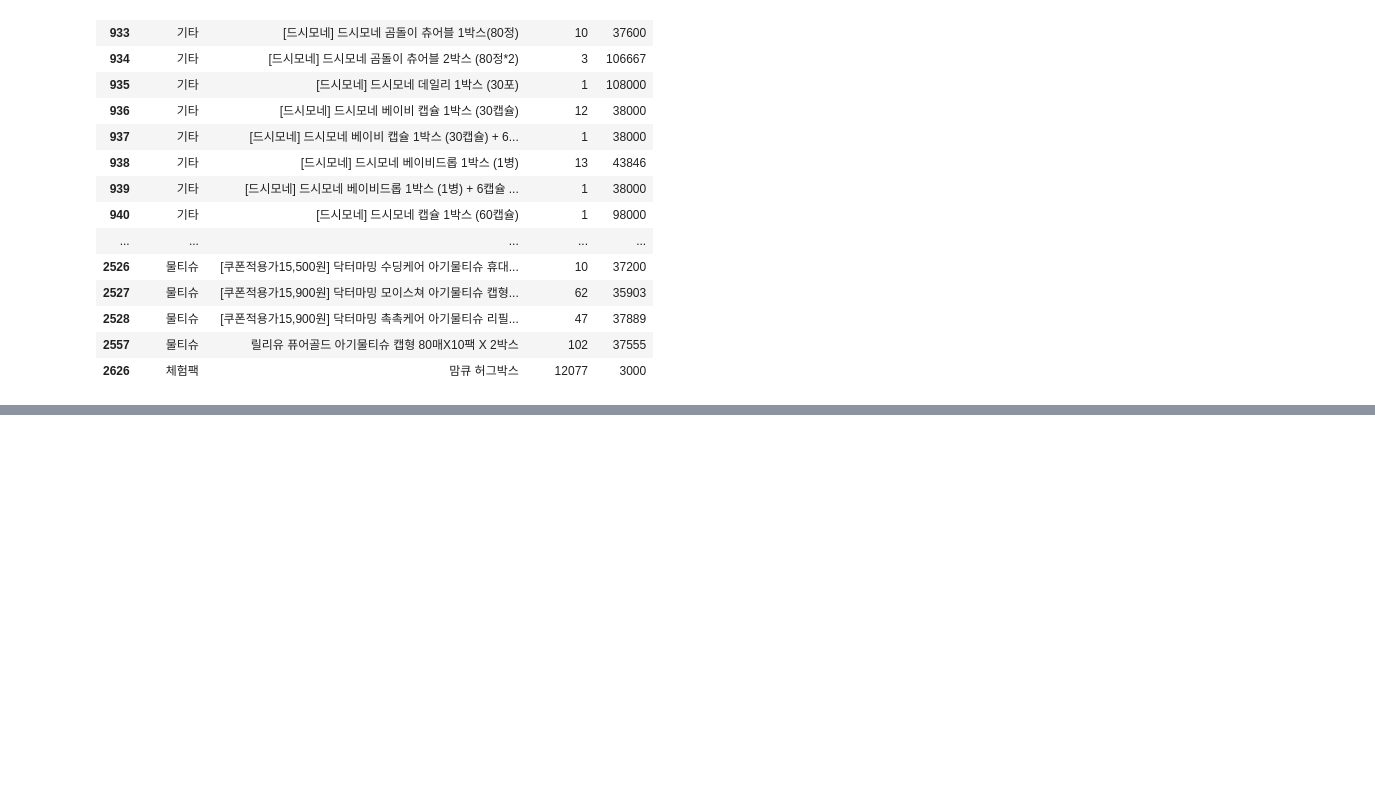
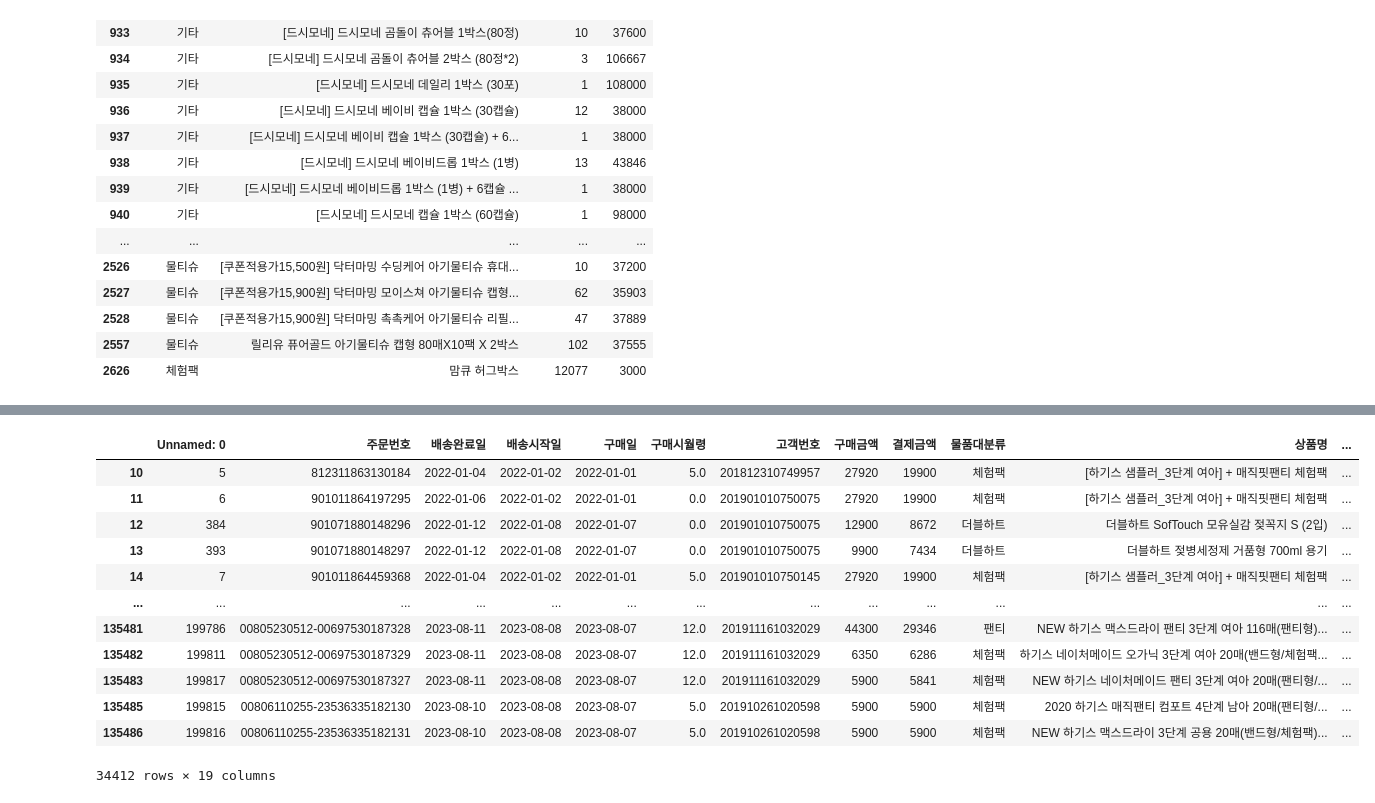
Before and after one commit to raneeKim/SW_CAMP, a Jupyter notebook: ML_Project2/자료확인.ipynb, the cells around one changed output, grey strips where cells are left out. Drawn from its saved outputs; the diff is of its cells as text; code cells hidden in the pictures; blank space fills up the shorter version.

```diff
--- a/ML_Project2/자료확인.ipynb
+++ b/ML_Project2/자료확인.ipynb
@@ -111,3 +142,5 @@ df_product.loc[df_product['상품명'].str.contains('박스')]
 | 2528 | 물티슈 | [쿠폰적용가15,900원] 닥터마밍 촉촉케어 아기물티슈 리필... | 47 | 37889 |
 | 2557 | 물티슈 | 릴리유 퓨어골드 아기물티슈 캡형 80매X10팩 X 2박스 | 102 | 37555 |
 | 2626 | 체험팩 | 맘큐 허그박스 | 12077 | 3000 |
+# %%
+df1 = pd.merge(df_sales, df_member, on='고객번호')
@@ -113,0 +149,2 @@ df_product.loc[df_product['상품명'].str.contains('박스')]
+# %%
+df1['count'] =1
@@ -113,0 +192,20 @@ df_product.loc[df_product['상품명'].str.contains('박스')]
+# %%
+member_number_yam = df1.loc[df1['상품명'].str.contains('체험팩')]['고객번호'].tolist()
+cond1 = df1['고객번호'].isin(member_number_yam)
+df3 = df1.loc[cond1]
+# %%
+df3
+# %% [output]
+|  | Unnamed: 0 | 주문번호 | 배송완료일 | 배송시작일 | 구매일 | 구매시월령 | 고객번호 | 구매금액 | 결제금액 | 물품대분류 | 상품명 | ... |
+| 10 | 5 | 812311863130184 | 2022-01-04 | 2022-01-02 | 2022-01-01 | 5.0 | 201812310749957 | 27920 | 19900 | 체험팩 | [하기스 샘플러_3단계 여아] + 매직핏팬티 체험팩 | ... |
+| 11 | 6 | 901011864197295 | 2022-01-06 | 2022-01-02 | 2022-01-01 | 0.0 | 201901010750075 | 27920 | 19900 | 체험팩 | [하기스 샘플러_3단계 여아] + 매직핏팬티 체험팩 | ... |
+| 12 | 384 | 901071880148296 | 2022-01-12 | 2022-01-08 | 2022-01-07 | 0.0 | 201901010750075 | 12900 | 8672 | 더블하트 | 더블하트 SofTouch 모유실감 젖꼭지 S (2입) | ... |
+| 13 | 393 | 901071880148297 | 2022-01-12 | 2022-01-08 | 2022-01-07 | 0.0 | 201901010750075 | 9900 | 7434 | 더블하트 | 더블하트 젖병세정제 거품형 700ml 용기 | ... |
+| 14 | 7 | 901011864459368 | 2022-01-04 | 2022-01-02 | 2022-01-01 | 5.0 | 201901010750145 | 27920 | 19900 | 체험팩 | [하기스 샘플러_3단계 여아] + 매직핏팬티 체험팩 | ... |
+| ... | ... | ... | ... | ... | ... | ... | ... | ... | ... | ... | ... | ... |
+| 135481 | 199786 | 00805230512-00697530187328 | 2023-08-11 | 2023-08-08 | 2023-08-07 | 12.0 | 201911161032029 | 44300 | 29346 | 팬티 | NEW 하기스 맥스드라이 팬티 3단계 여아 116매(팬티형)... | ... |
+| 135482 | 199811 | 00805230512-00697530187329 | 2023-08-11 | 2023-08-08 | 2023-08-07 | 12.0 | 201911161032029 | 6350 | 6286 | 체험팩 | 하기스 네이처메이드 오가닉 3단계 여아 20매(밴드형/체험팩... | ... |
+| 135483 | 199817 | 00805230512-00697530187327 | 2023-08-11 | 2023-08-08 | 2023-08-07 | 12.0 | 201911161032029 | 5900 | 5841 | 체험팩 | NEW 하기스 네이처메이드 팬티 3단계 여아 20매(팬티형/... | ... |
+| 135485 | 199815 | 00806110255-23536335182130 | 2023-08-10 | 2023-08-08 | 2023-08-07 | 5.0 | 201910261020598 | 5900 | 5900 | 체험팩 | 2020 하기스 매직팬티 컴포트 4단계 남아 20매(팬티형/... | ... |
+| 135486 | 199816 | 00806110255-23536335182131 | 2023-08-10 | 2023-08-08 | 2023-08-07 | 5.0 | 201910261020598 | 5900 | 5900 | 체험팩 | NEW 하기스 맥스드라이 3단계 공용 20매(밴드형/체험팩)... | ... |
+34412 rows × 19 columns
```
Also changed, not shown: parts of 13 cells of this notebook, 8 other files.
